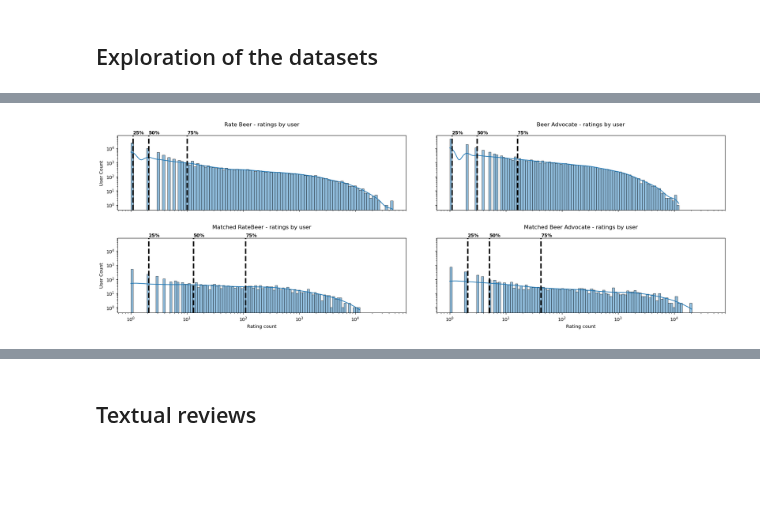
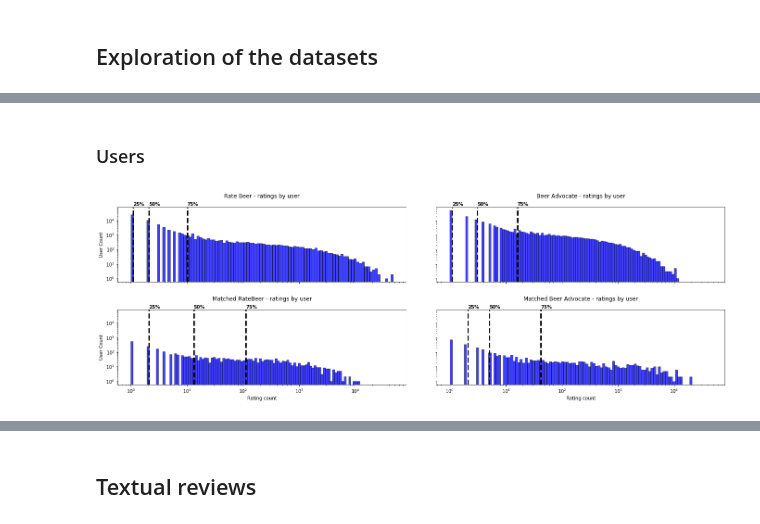
Before and after one commit to epfl-ada/ada-2022-project-hotchocolate, a Jupyter notebook: Notebook.ipynb, the cells around one changed output, grey strips where cells are left out. Cells and saved outputs as stored; diff of their text form; code cells hidden in the pictures; blank space fills up the shorter version.

```diff
--- a/Notebook.ipynb
+++ b/Notebook.ipynb
@@ -224,9 +240,11 @@ df_adv_unique_users=df_adv_users.drop_duplicates(subset="user_id",keep="first")
 #sanity check
 print(df_adv_unique_users.shape[0]==df_adv_unique_users["user_id"].nunique())
 
-#df_md_unique_users=df_md_users.drop_duplicates(subset="user_id",keep="first") #what do we do with md
+df_md_unique_ba_users=df_md_users.drop_duplicates(subset="ba_user_id",keep="first")
+df_md_unique_rb_users=df_md_users.drop_duplicates(subset="rb_user_id",keep="first")
 #sanity check
-#print(df_md_unique_users.shape[0]==df_md_unique_users["user_id"].nunique())
+print(df_md_unique_ba_users.shape[0]==df_md_unique_ba_users["ba_user_id"].nunique())
+print(df_md_unique_rb_users.shape[0]==df_md_unique_rb_users["rb_user_id"].nunique())
 
 df_rb_unique_users=df_rb_users.drop_duplicates(subset="user_id",keep="first")
 #sanity check
@@ -300,0 +323,19 @@ print("{} breweries have been dropped from the RateBeer dataset".format((df_rb_b
+# %%
+#Histograms
+#Beers binned by ratings count:
+quantiles = [0.25, 0.5, 0.75]
+
+titles = ['Rate Beer - ratings by beer', 'Beer Advocate - ratings by beer', 'Matched RateBeer - ratings by beer','Matched Beer Advocate - ratings by beer']
+plot_data = [df_rb_beer_wrating.nbr_ratings, df_adv_beer_wrating.nbr_ratings, df_md_beer_wrating.rb_nbr_ratings, df_md_beer_wrating.ba_nbr_ratings]
+
+
+fig, axes = plt.subplots(2, 2, figsize=(20, 7),sharey=True,sharex=True)
+fig.tight_layout(pad=5)
+for i,datum in enumerate(plot_data):
+    sns.histplot(ax=axes.flat[i],data=datum,bins=100,log_scale=(True,True), kde=False, color="blue")
+    axes.flat[i].set_xlabel("Beer count")
+    axes.flat[i].set_ylabel("Brewery Count")
+    axes.flat[i].set_title(titles[i], pad=20)
+    for q in quantiles:
+        axes.flat[i].axvline(plot_data[i].quantile(q), 0, 1, color="black", ls='--',linewidth=3)
+        axes.flat[i].text(plot_data[i].quantile(q)+0.1, 2e5, str(int(q*100))+'%', horizontalalignment='left', size='medium', color='black', weight='semibold')
@@ -301,21 +387,22 @@ print("{} breweries have been dropped from the RateBeer dataset".format((df_rb_b
+# %% [markdown]
+### Users
 # %%
-#Histograms
 #Users binned by rating count
-quantiles = [0.25, 0.5, 0.75]
+
 titles = ['Rate Beer - ratings by user', 'Beer Advocate - ratings by user', 'Matched RateBeer - ratings by user','Matched Beer Advocate - ratings by user']
-plot_data = [df_rb_users.nbr_ratings, df_adv_users.nbr_ratings, df_md_users.ba_nbr_ratings,df_md_users.rb_nbr_ratings]
+plot_data = [df_rb_unique_users.nbr_ratings, df_adv_unique_users.nbr_ratings, df_md_unique_ba_users.ba_nbr_ratings,df_md_unique_rb_users.rb_nbr_ratings]
 
 
 fig, axes = plt.subplots(2, 2, figsize=(20, 7),sharey=True,sharex=True)
 fig.tight_layout(pad=5)
 for i,datum in enumerate(plot_data):
-    sns.histplot(ax=axes.flat[i],data=datum,bins=100,log_scale=(True,True), kde=True)
+    sns.histplot(ax=axes.flat[i],data=datum,bins=100,log_scale=(True,True), kde=False,color="blue")
     axes.flat[i].set_xlabel("Rating count")
     axes.flat[i].set_ylabel("User Count")
     axes.flat[i].set_title(titles[i], pad=20)
     for q in quantiles:
         #Offset of 0.1 so it is more lisible
         axes.flat[i].axvline(plot_data[i].quantile(q)+0.1, 0, 1, color="black", ls='--',linewidth=3)
         axes.flat[i].text(plot_data[i].quantile(q)+0.1, 1e5, str(int(q*100))+'%', horizontalalignment='left', size='medium', color='black', weight='semibold')
 # %% [output]
-[figure, old version]
+[figure, new version]
```
Also changed, not shown: parts of 23 cells of this notebook.
